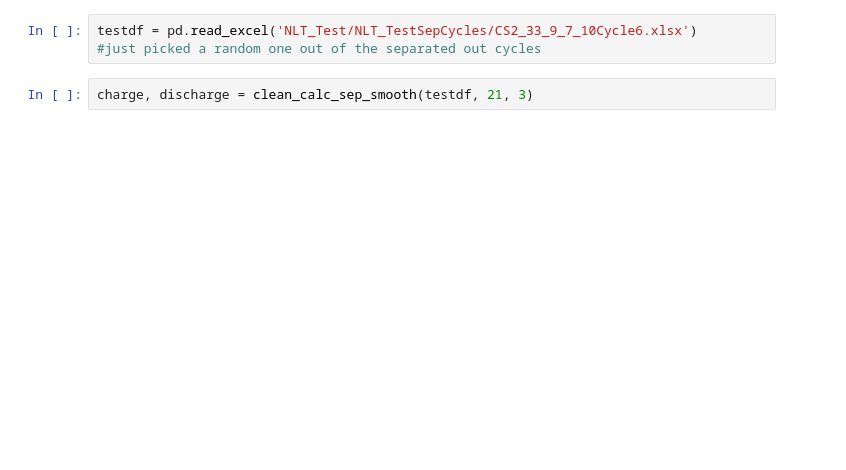
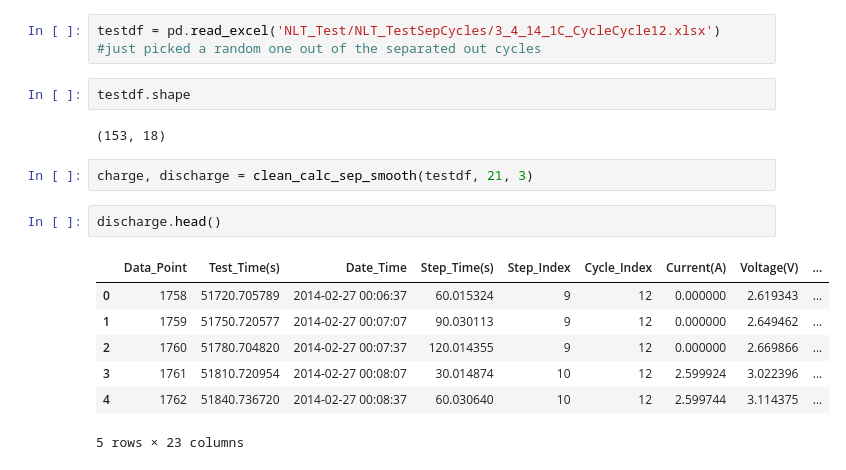
Before and after one commit to nicolet5/DiffCapAnalyzer, a Jupyter notebook: ourproject/NLT_TestingStuff.ipynb, the cells around one changed output. Drawn from its saved outputs; the diff is of its cells as text; blank space fills up the shorter version.

```diff
--- a/ourproject/NLT_TestingStuff.ipynb
+++ b/ourproject/NLT_TestingStuff.ipynb
@@ -19,8 +13,22 @@ All data separated into cycles and saved
 # %%
-testdf = pd.read_excel('NLT_Test/NLT_TestSepCycles/CS2_33_9_7_10Cycle6.xlsx')
+testdf = pd.read_excel('NLT_Test/NLT_TestSepCycles/3_4_14_1C_CycleCycle12.xlsx')
 #just picked a random one out of the separated out cycles
+# %%
+testdf.shape
+# %% [output]
+(153, 18)
 # %%
 charge, discharge = clean_calc_sep_smooth(testdf, 21, 3)
+# %%
+discharge.head()
+# %% [output]
+|  | Data_Point | Test_Time(s) | Date_Time | Step_Time(s) | Step_Index | Cycle_Index | Current(A) | Voltage(V) | ... |
+| 0 | 1758 | 51720.705789 | 2014-02-27 00:06:37 | 60.015324 | 9 | 12 | 0.000000 | 2.619343 | ... |
+| 1 | 1759 | 51750.720577 | 2014-02-27 00:07:07 | 90.030113 | 9 | 12 | 0.000000 | 2.649462 | ... |
+| 2 | 1760 | 51780.704820 | 2014-02-27 00:07:37 | 120.014355 | 9 | 12 | 0.000000 | 2.669866 | ... |
+| 3 | 1761 | 51810.720954 | 2014-02-27 00:08:07 | 30.014874 | 10 | 12 | 2.599924 | 3.022396 | ... |
+| 4 | 1762 | 51840.736720 | 2014-02-27 00:08:37 | 60.030640 | 10 | 12 | 2.599744 | 3.114375 | ... |
+5 rows × 23 columns
 # %%
 fig = plt.figure(figsize=(10, 10), facecolor='w', edgecolor='k')
 myplot = plt.plot(discharge['Voltage(V)'], discharge['Smoothed_dQ/dV'])
```
Also changed, not shown: parts of 3 cells of this notebook, 1 other file.
